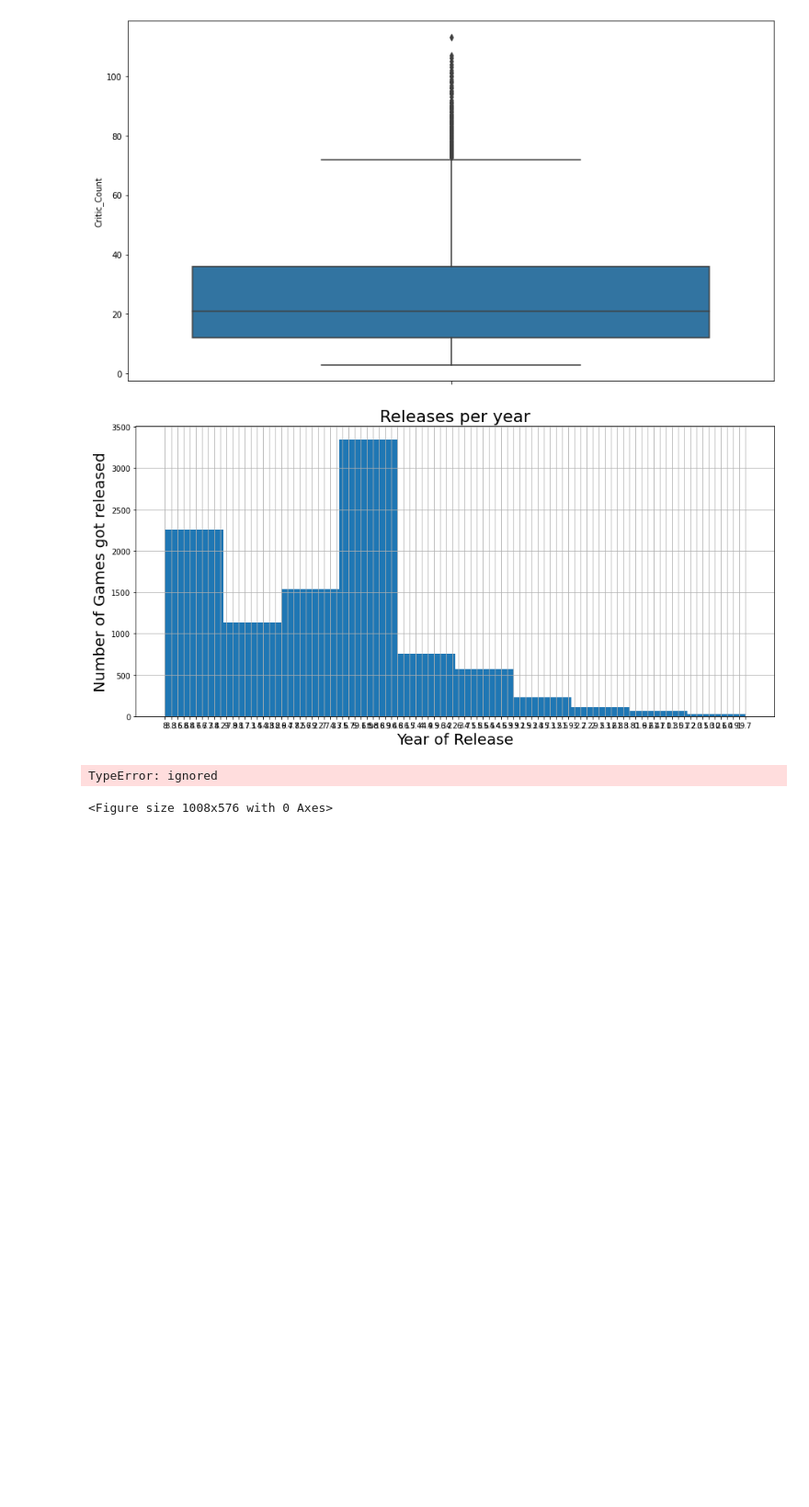
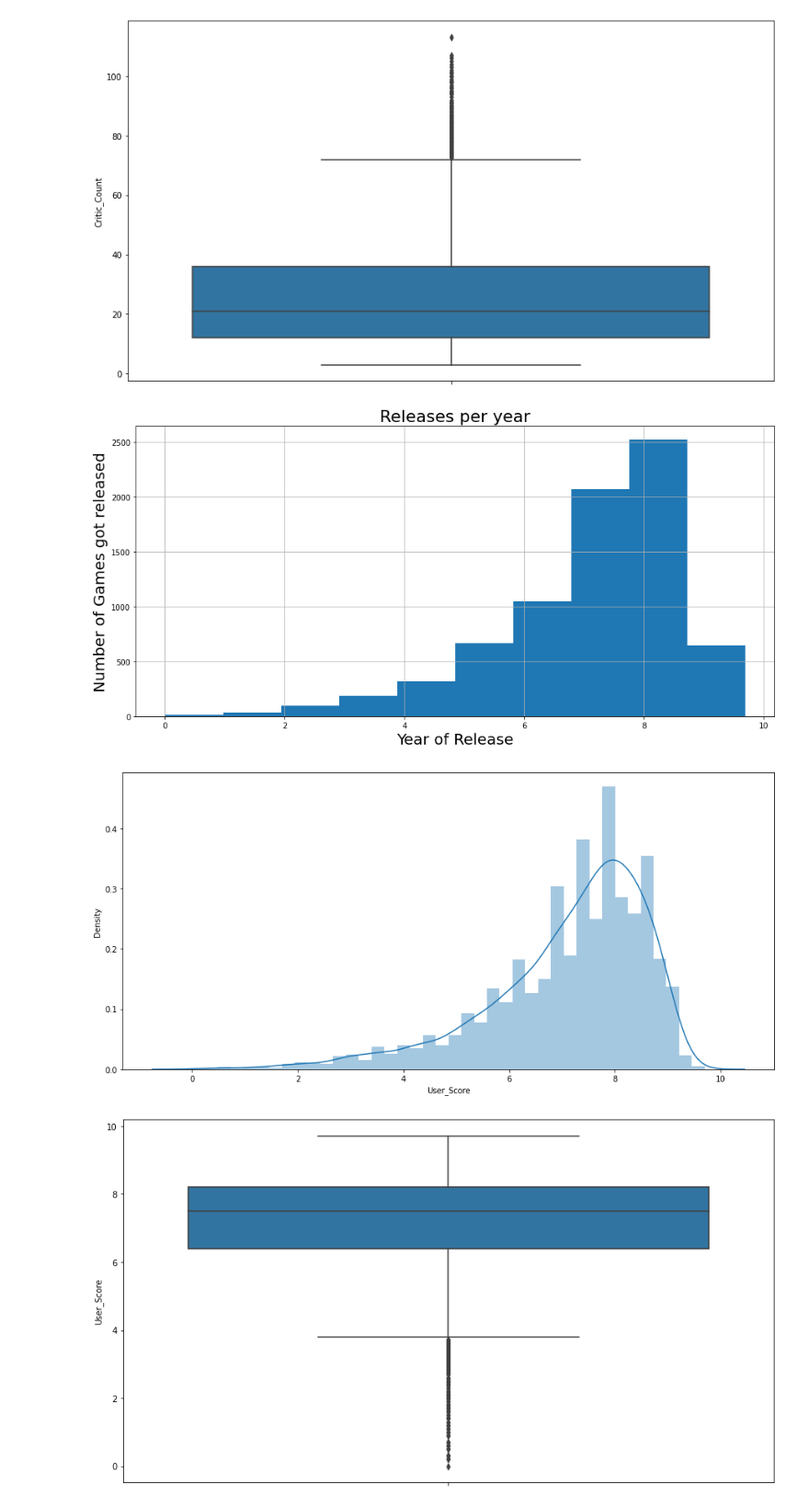
Before and after one commit to rushikeshnaik779/EDA, a Jupyter notebook: Video_Games_Sales.ipynb, the cells around one changed output. Shown at 92% size. Drawn from its saved outputs; the diff is of its cells as text; code cells hidden in the pictures; blank space fills up the shorter version.

```diff
--- a/Video_Games_Sales.ipynb
+++ b/Video_Games_Sales.ipynb
@@ -233,23 +232,28 @@ plt.show()
 [figure]
 [figure]
 # %%
-# let's explore the column Year_of_Release
+# User_Score
+data.User_Score=pd.to_numeric(data.User_Score, errors='coerce')
 plt.figure(figsize=(15,7))
 data['User_Score'].dropna().hist()
 plt.ylabel('Number of Games got released', size=20)
 plt.xlabel('Year of Release', size=20)
 plt.title('Releases per year', size=22)
 plt.show()
 
 
+# with KDE
+plt.figure(figsize=(15,7))
 
+sns.distplot(data.User_Score.dropna(), kde=True, bins=40)
+plt.show()
 
 
 plt.figure(figsize=(14,8))
 
-sns.boxplot(y=data["User_Score"])
+sns.boxplot(y=data["User_Score"].dropna())
 plt.show()
 # %% [output]
-[figure, old version]
+[figure, new version]
-TypeError: ignored
-<Figure size 1008x576 with 0 Axes>
+[figure, added]
+[figure, added]
```
Also changed, not shown: parts of 4 cells of this notebook.
